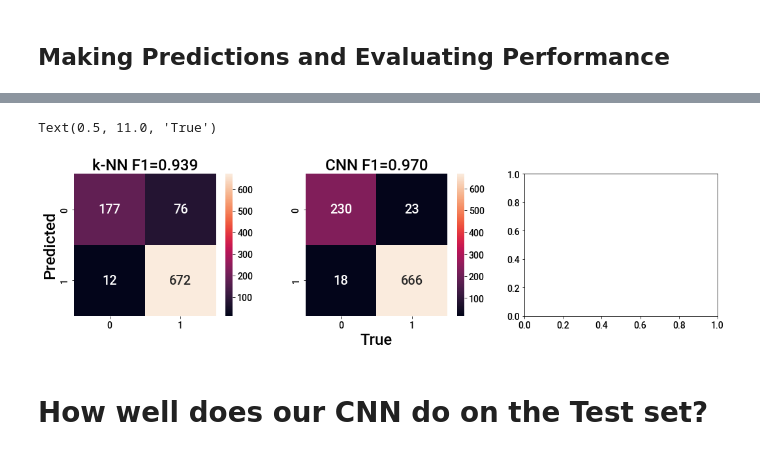
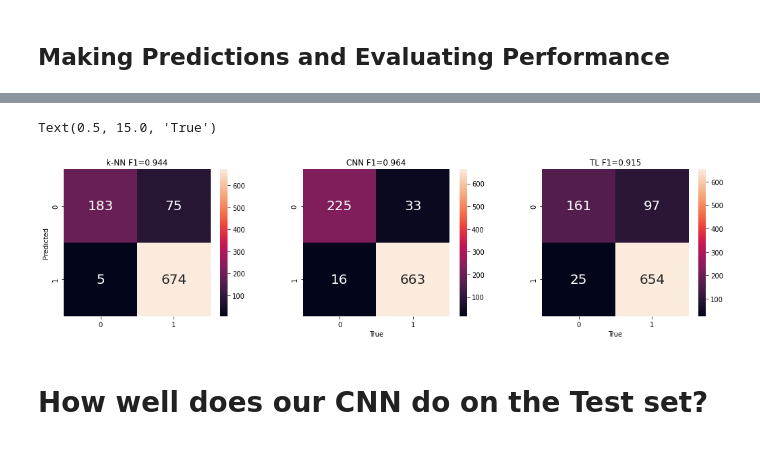
Before and after one commit to adam-broussard/Chandra, a Jupyter notebook: notebooks/5_Model_Selection_and_Evaluation.ipynb, the cells around one changed output, grey strips where cells are left out. Cells and saved outputs as stored; diff of their text form; code cells hidden in the pictures.

Commit message:
Updated Model selection notebook with TL

```diff
--- a/notebooks/5_Model_Selection_and_Evaluation.ipynb
+++ b/notebooks/5_Model_Selection_and_Evaluation.ipynb
@@ -61,5 +59,5 @@ val_dataset = create_dataset(val_data.resized_file_path,
                              batch_size=128)
 
 cnn_model = load_model('CNN_v1', custom_objects={'F1_Score':F1_Score})
-# tl_model = load_model('TL_v2')
+tl_model = load_model('TL_v2', custom_objects={'F1_Score':F1_Score})
 # %% [output]
@@ -91,4 +77,4 @@ cnn_f1 = f1_score(y_val, cnn_pred)
 # %%
-# tl_pred = tl_model.predict(val_dataset).squeeze()>0.5
-# tl_conf_mat = confusion_matrix(y_val, tl_pred)
-# tl_f1 = f1_score(y_val, tl_pred)
+tl_pred = tl_model.predict(val_dataset).squeeze()>0.5
+tl_conf_mat = confusion_matrix(y_val, tl_pred)
+tl_f1 = f1_score(y_val, tl_pred)
@@ -95,29 +83,30 @@ cnn_f1 = f1_score(y_val, cnn_pred)
 # %%
 fig = plt.figure(figsize=(18, 4))
 knn_sp = fig.add_subplot(131)
 cnn_sp = fig.add_subplot(132)
 tl_sp = fig.add_subplot(133)
 
 sbn.heatmap(knn_conf_mat, ax=knn_sp, annot=True,
             square=True, fmt='d',
             annot_kws=dict(fontsize=20))
 sbn.heatmap(cnn_conf_mat, ax=cnn_sp, annot=True,
             square=True, fmt='d',
             annot_kws=dict(fontsize=20))
-# sbn.heatmap(tl_conf_mat, ax=tl_sp, annot=True,
-#             square=True, fmt='d',
-#             annot_kws=dict(fontsize=20))
+sbn.heatmap(tl_conf_mat, ax=tl_sp, annot=True,
+            square=True, fmt='d',
+            annot_kws=dict(fontsize=20))
 
 knn_sp.set_title(f'k-NN F1={knn_f1:.3f}')
 knn_sp.set_ylabel('Predicted')
 
 cnn_sp.set_title(f'CNN F1={cnn_f1:.3f}')
 cnn_sp.set_xlabel('True')
 
-# knn_sp.set_title(f'TL F1={tl_f1:.3f}')
+tl_sp.set_title(f'TL F1={tl_f1:.3f}')
+tl_sp.set_xlabel('True')
 # %% [output]
-Text(0.5, 11.0, 'True')
+Text(0.5, 15.0, 'True')
-[figure, old version]
+[figure, new version]
 # %% [markdown]
 # How well does our CNN do on the Test set?
 # %%
```
Also changed, not shown: parts of 8 cells of this notebook, 3 other files.
